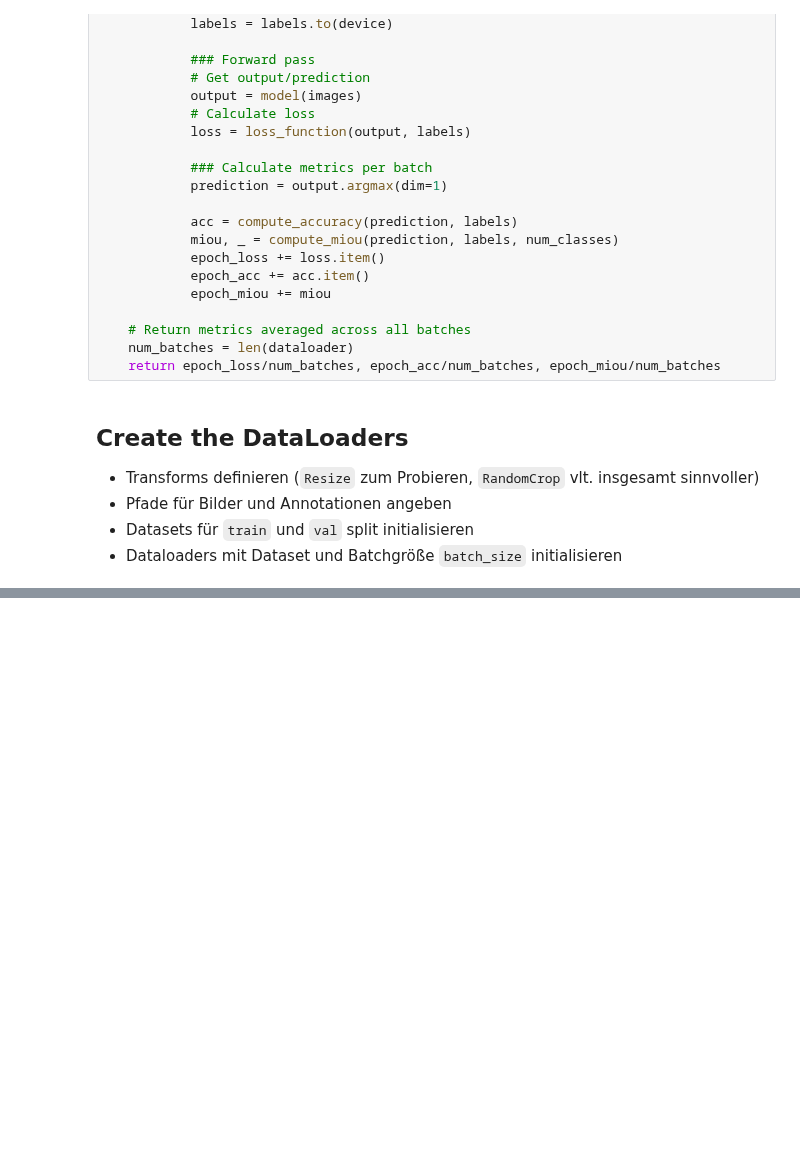
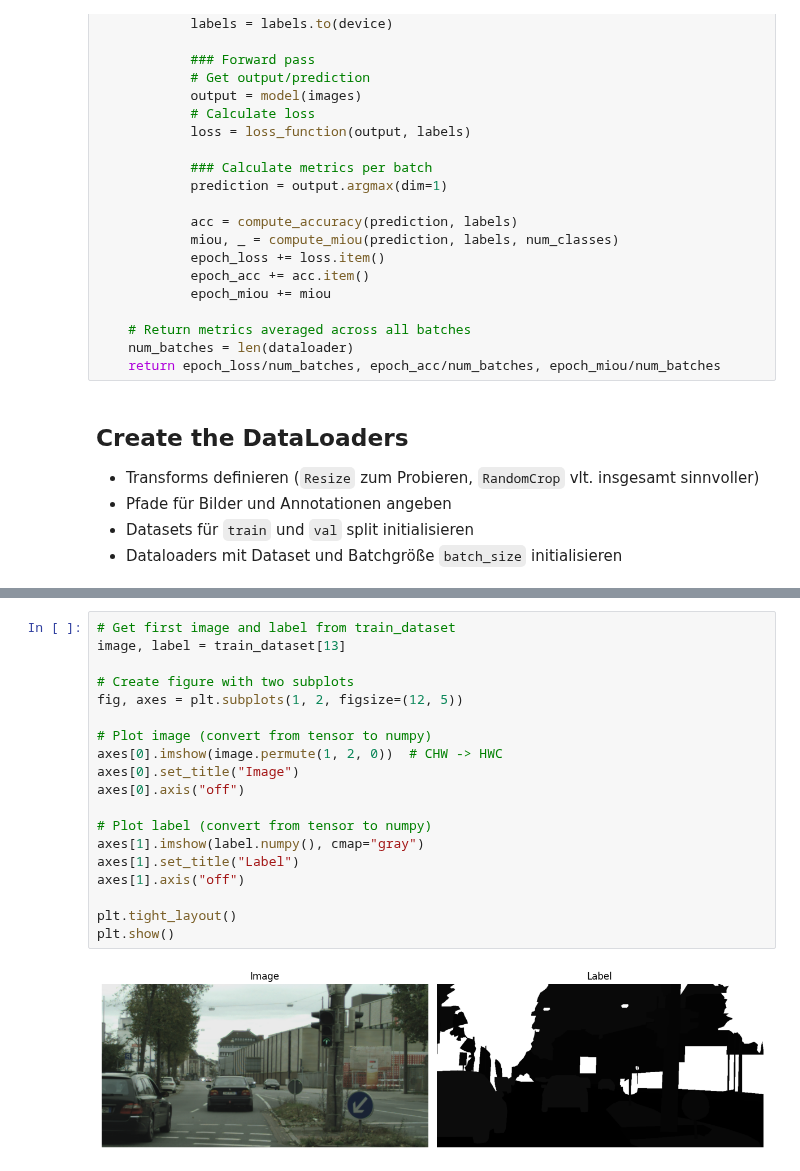
Before and after one commit to lucauhl/Semantic-Segmentation-Traffic-Scenes, a Jupyter notebook: model_training.ipynb, the cells around one changed output, grey strips where cells are left out. Drawn from its saved outputs; the diff is of its cells as text; blank space fills up the shorter version.

```diff
--- a/model_training.ipynb
+++ b/model_training.ipynb
@@ -210,5 +232,26 @@ Images of first batch: torch.Size([2, 3, 512, 1024])
 Labels of first batch: torch.Size([2, 512, 1024])
 torch.int64
 tensor([  0,   1,   3,   5,   6,   7,   8,   9,  10,  12,  14,  16, 255])
+# %%
+# Get first image and label from train_dataset
+image, label = train_dataset[13]
+
+# Create figure with two subplots
+fig, axes = plt.subplots(1, 2, figsize=(12, 5))
+
+# Plot image (convert from tensor to numpy)
+axes[0].imshow(image.permute(1, 2, 0))  # CHW -> HWC
+axes[0].set_title("Image")
+axes[0].axis("off")
+
+# Plot label (convert from tensor to numpy)
+axes[1].imshow(label.numpy(), cmap="gray")
+axes[1].set_title("Label")
+axes[1].axis("off")
+
+plt.tight_layout()
+plt.show()
+# %% [output]
+[figure, added]
 # %%
 ### Hyperparameters
```
Also changed, not shown: parts of 4 cells of this notebook, 2 other files.
